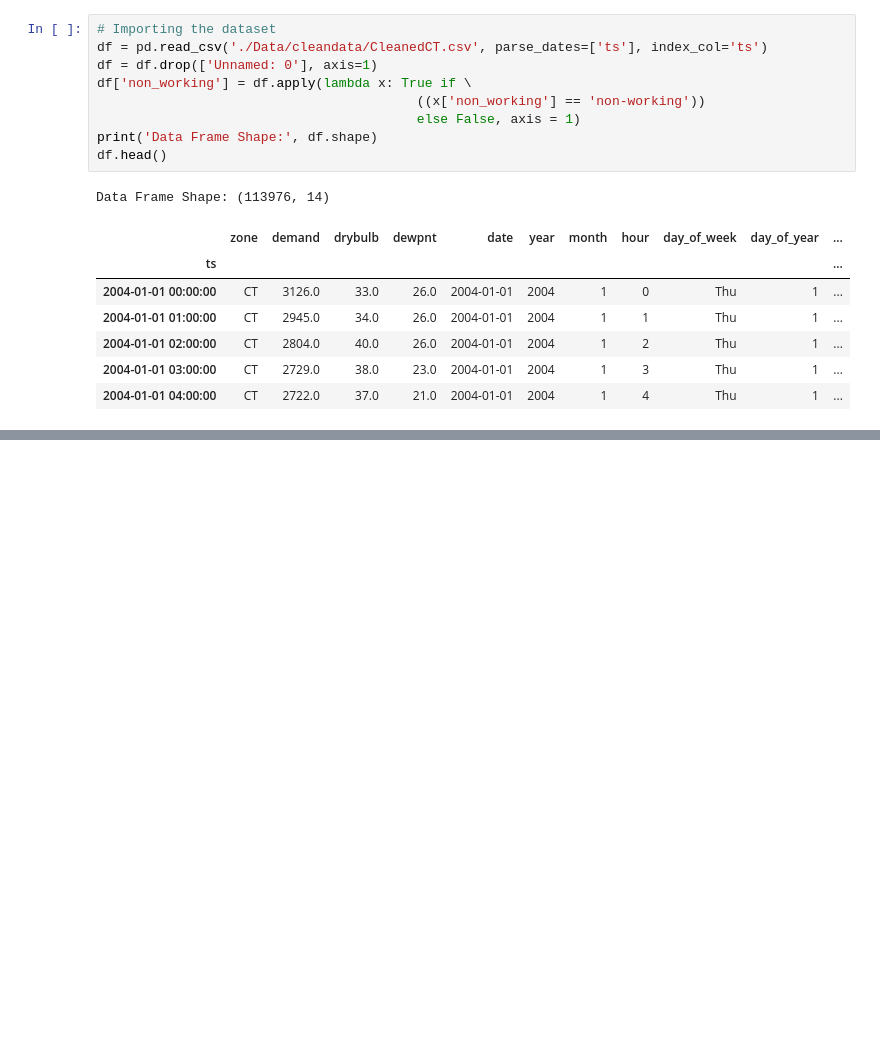
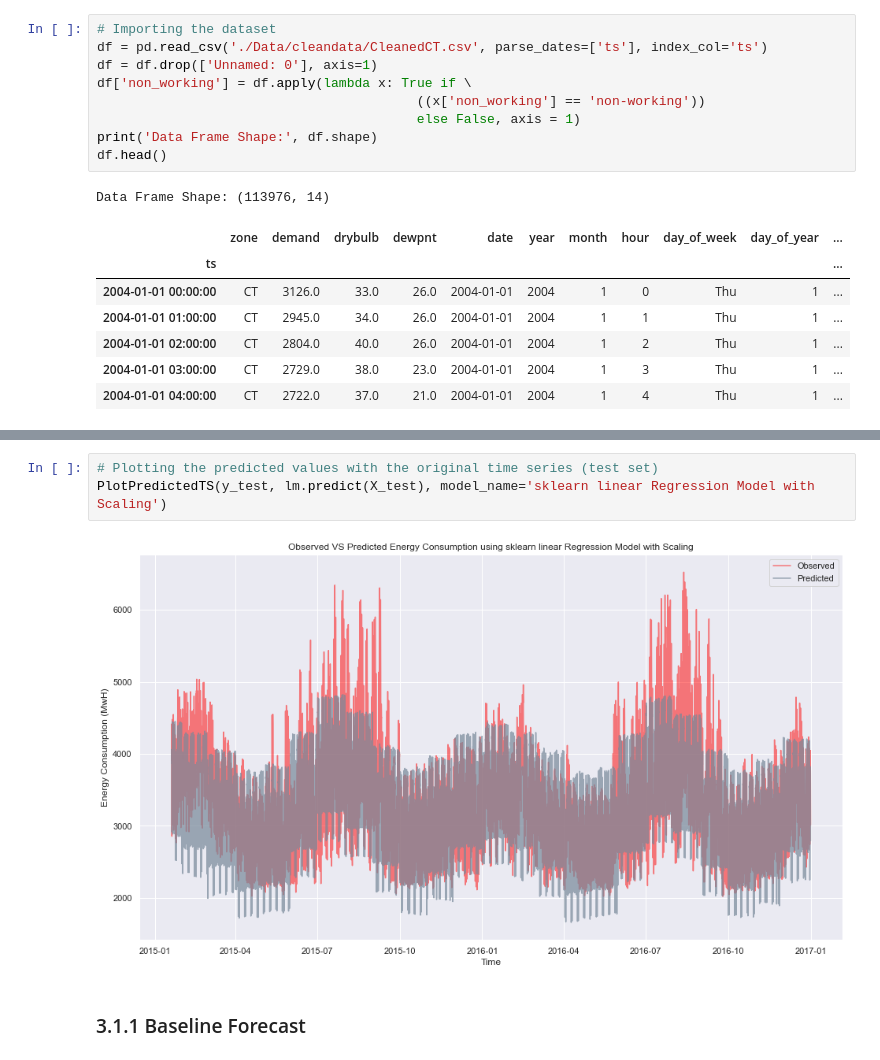
Before and after one commit to thenoaimi/energy-consumption-repo, a Jupyter notebook: ModelBuilding.ipynb, the cells around one changed output, grey strips where cells are left out. Cells and saved outputs as stored; diff of their text form; blank space fills up the shorter version.

```diff
--- a/ModelBuilding.ipynb
+++ b/ModelBuilding.ipynb
@@ -30,0 +246,7 @@ Data Frame Shape: (113976, 14)
+# %%
+# Plotting the predicted values with the original time series (test set)
+PlotPredictedTS(y_test, lm.predict(X_test), model_name='sklearn linear Regression Model with Scaling')
+# %% [output]
+[figure, added]
+# %% [markdown]
+### 3.1.1 Baseline Forecast
```
Also changed, not shown: parts of 82 cells of this notebook.
